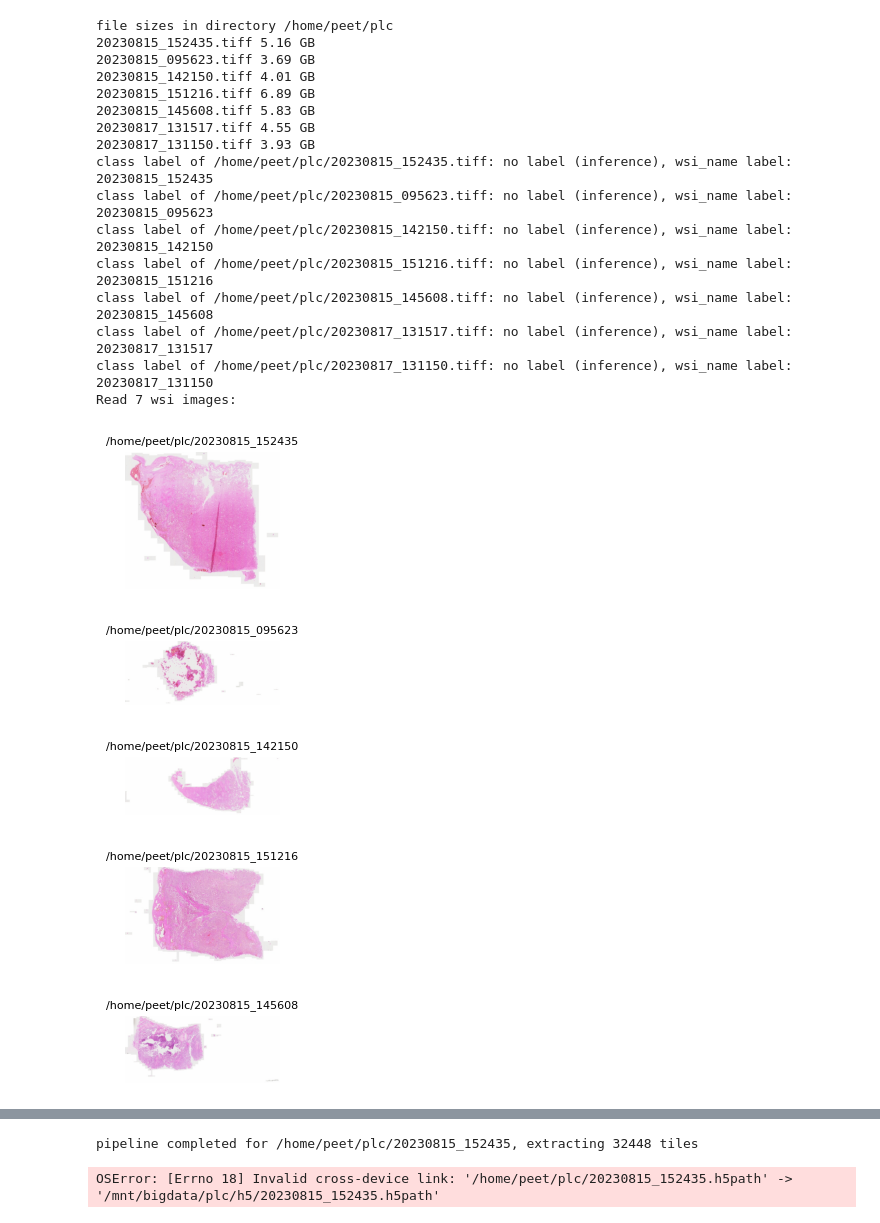
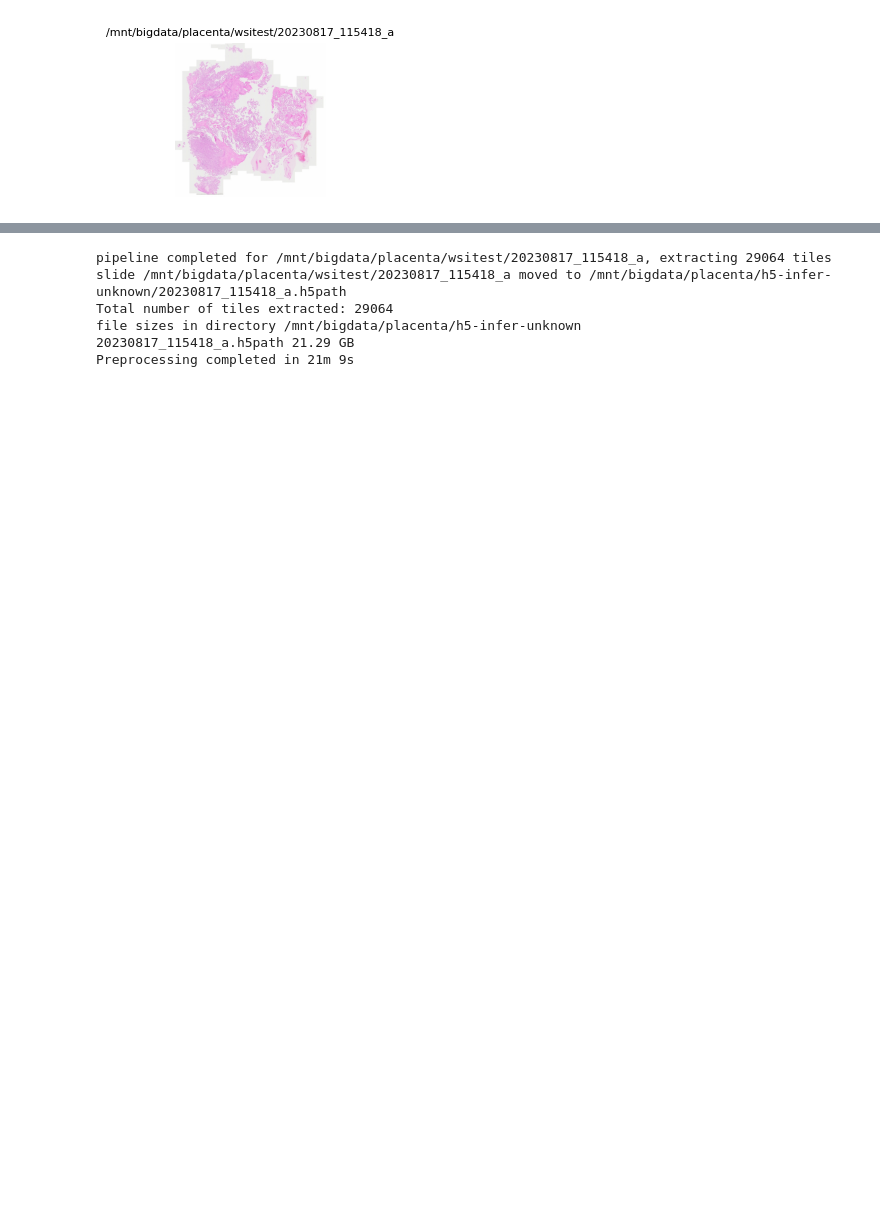
Before and after one commit to ph4s3r/cupid, a Jupyter notebook: pathML-placenta-TissueDetection.ipynb, the cells around one changed output, grey strips where cells are left out. Saved outputs shown, nothing was run; the diff lists cells and outputs as text; code cells hidden in the pictures; blank space fills up the shorter version.

```diff
--- a/pathML-placenta-TissueDetection.ipynb
+++ b/pathML-placenta-TissueDetection.ipynb
@@ -29,9 +29,9 @@ from pathml.preprocessing import Pipeline, TissueDetectionHE
 # configure folders #
 #####################
 # where are our slides?
-wsi_dir = Path("/home/peet/plc")
+wsi_dir = Path("/mnt/bigdata/placenta/wsitest")
 # output h5path files to (will be created)
-h5_dir = Path("/mnt/bigdata/plc/h5")
+h5_dir = Path("/mnt/bigdata/placenta/h5-infer-unknown")
 h5_dir.mkdir(0o644, parents=True, exist_ok=True)
 # tissues with endpoints have this substring in their filename
 endpoint_filename = "a"
@@ -114,21 +111 @@ To enable the following instructions: AVX2 AVX512F AVX512_VNNI FMA, in other ope
-file sizes in directory /home/peet/plc
-20230815_152435.tiff 5.16 GB
-20230815_095623.tiff 3.69 GB
-20230815_142150.tiff 4.01 GB
-20230815_151216.tiff 6.89 GB
-20230815_145608.tiff 5.83 GB
-20230817_131517.tiff 4.55 GB
-20230817_131150.tiff 3.93 GB
-class label of /home/peet/plc/20230815_152435.tiff: no label (inference), wsi_name label: 20230815_152435
-class label of /home/peet/plc/20230815_095623.tiff: no label (inference), wsi_name label: 20230815_095623
-class label of /home/peet/plc/20230815_142150.tiff: no label (inference), wsi_name label: 20230815_142150
-class label of /home/peet/plc/20230815_151216.tiff: no label (inference), wsi_name label: 20230815_151216
-class label of /home/peet/plc/20230815_145608.tiff: no label (inference), wsi_name label: 20230815_145608
-class label of /home/peet/plc/20230817_131517.tiff: no label (inference), wsi_name label: 20230817_131517
-class label of /home/peet/plc/20230817_131150.tiff: no label (inference), wsi_name label: 20230817_131150
-Read 7 wsi images:
-[figure, old version]
+[figure, new version]
-[figure, removed]
-[figure, removed]
-[figure, removed]
-[figure, removed]
@@ -162,5 +137,9 @@ lib.print_file_sizes(h5_dir)
 time_elapsed = time.time() - start_time
 print('Preprocessing completed in {:.0f}m {:.0f}s'.format(time_elapsed // 60, time_elapsed % 60))
 # %% [output]
-pipeline completed for /home/peet/plc/20230815_152435, extracting 32448 tiles
+pipeline completed for /mnt/bigdata/placenta/wsitest/20230817_115418_a, extracting 29064 tiles
+slide /mnt/bigdata/placenta/wsitest/20230817_115418_a moved to /mnt/bigdata/placenta/h5-infer-unknown/20230817_115418_a.h5path
+Total number of tiles extracted: 29064
+file sizes in directory /mnt/bigdata/placenta/h5-infer-unknown
+20230817_115418_a.h5path 21.29 GB
+Preprocessing completed in 21m 9s
-OSError: [Errno 18] Invalid cross-device link: '/home/peet/plc/20230815_152435.h5path' -> '/mnt/bigdata/plc/h5/20230815_152435.h5path'
```
Also changed, not shown: parts of 1 cell of this notebook.
